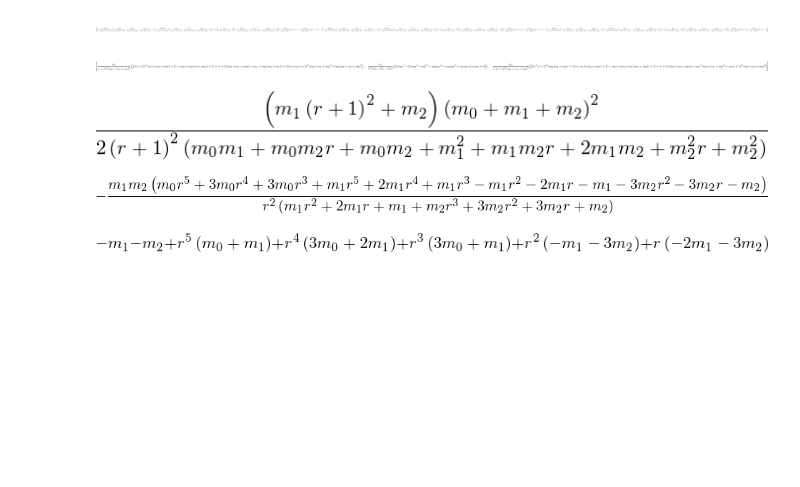
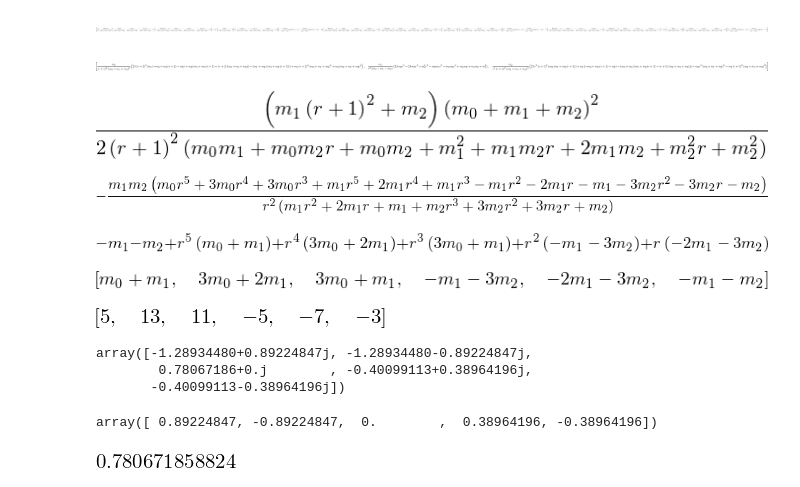
Before and after one commit to fdmazzone/ArchivosProyecto, a Jupyter notebook: MEcanica Celeste/Ecua_Euler.ipynb, the cells around one changed output. Drawn from its saved outputs; the diff is of its cells as text; code cells hidden in the pictures; blank space fills up the shorter version.

Commit message:
resolucion numerica de ecuacion euler

```diff
--- a/MEcanica Celeste/Ecua_Euler.ipynb
+++ b/MEcanica Celeste/Ecua_Euler.ipynb
@@ -49,3 +49,39 @@ Ecuacion.collect(r)
 #!!!!!!!!!!!!  Da lo mismo que el artículo de la scholarpedia!!!!!!!!!!!!!!!!!!!!!!!!!!!
 # %% [output]
 [figure]
+# %%
+#No hay fórmula general para hallar raíces de polinomios de grado mayor a 4, se pueden encontrar numéricamente
+#Voy a usar el módulo numpy (numeric python) para hallar soluciones.
+#numpy tiene el comando roots que haya numéricamente raíces de polinomios. El argumento de roots es la lista
+#de coeficientes, por eso primero pongo los coeficientes del polinomio en una lista
+L=[Ecuacion.diff(r,i).subs(r,0)/factorial(i) for i in range(6)]
+L=L[::-1]
+L
+# %% [output]
+[figure, added]
+# %%
+# No podemos usar masas arbitrarias, hay que especificarles un valor. tome m0=3,m1=2, m2=1
+L_part=[coef.subs({m[0]:3,m[1]:2,m[2]:1}) for coef in L]
+L_part
+# %% [output]
+[figure, added]
+# %%
+#importo numpy. El adverbio "as" -propio del lenguaje- me permite asignarle un prefijo a los comandos de
+#numpy -en este caso-sirve para distinguir los comandos de módulos distintos y prevenir conflictos de que un
+#comando que este en 2 módulos )
+import numpy as np
+sol=np.roots(L_part)
+sol
+# %% [output]
+array([-1.28934480+0.89224847j, -1.28934480-0.89224847j,
+        0.78067186+0.j        , -0.40099113+0.38964196j,
+       -0.40099113-0.38964196j])
+# %%
+sol.imag
+# %% [output]
+array([ 0.89224847, -0.89224847,  0.        ,  0.38964196, -0.38964196])
+# %%
+#La única solución real es la tercera de la lista
+sol[2].real
+# %% [output]
+[figure, added]
```
Also changed, not shown: parts of 1 cell of this notebook.
